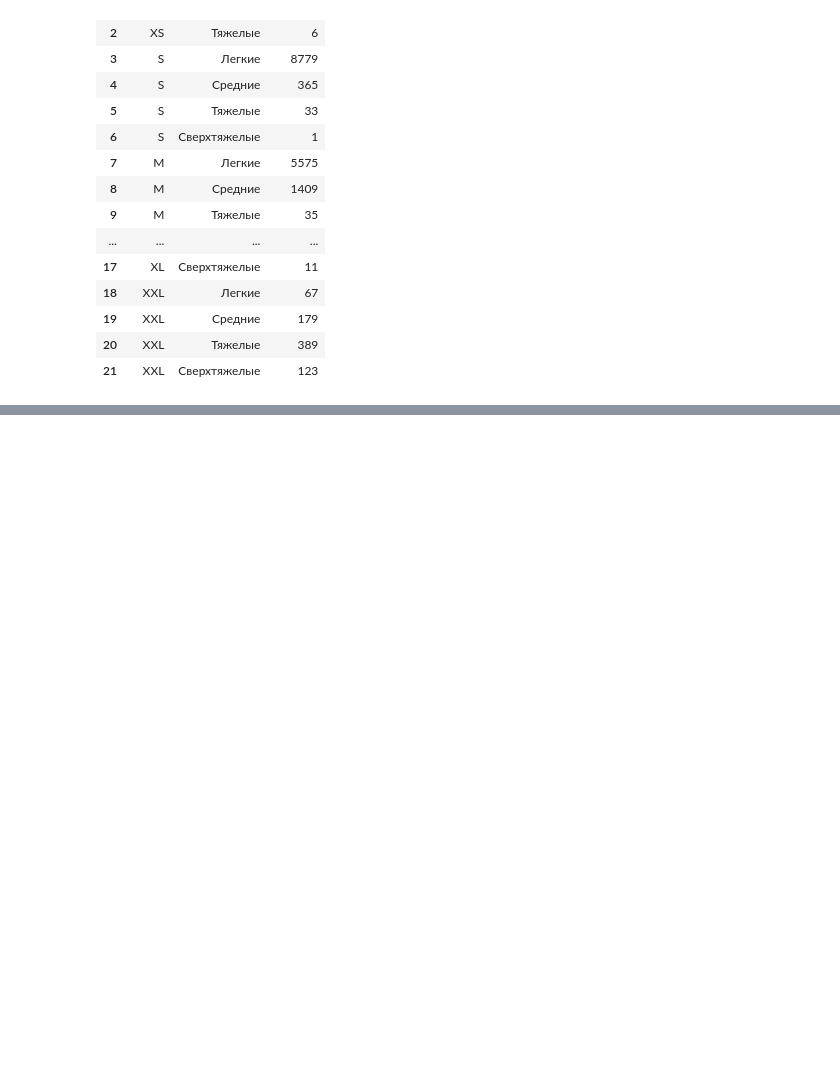
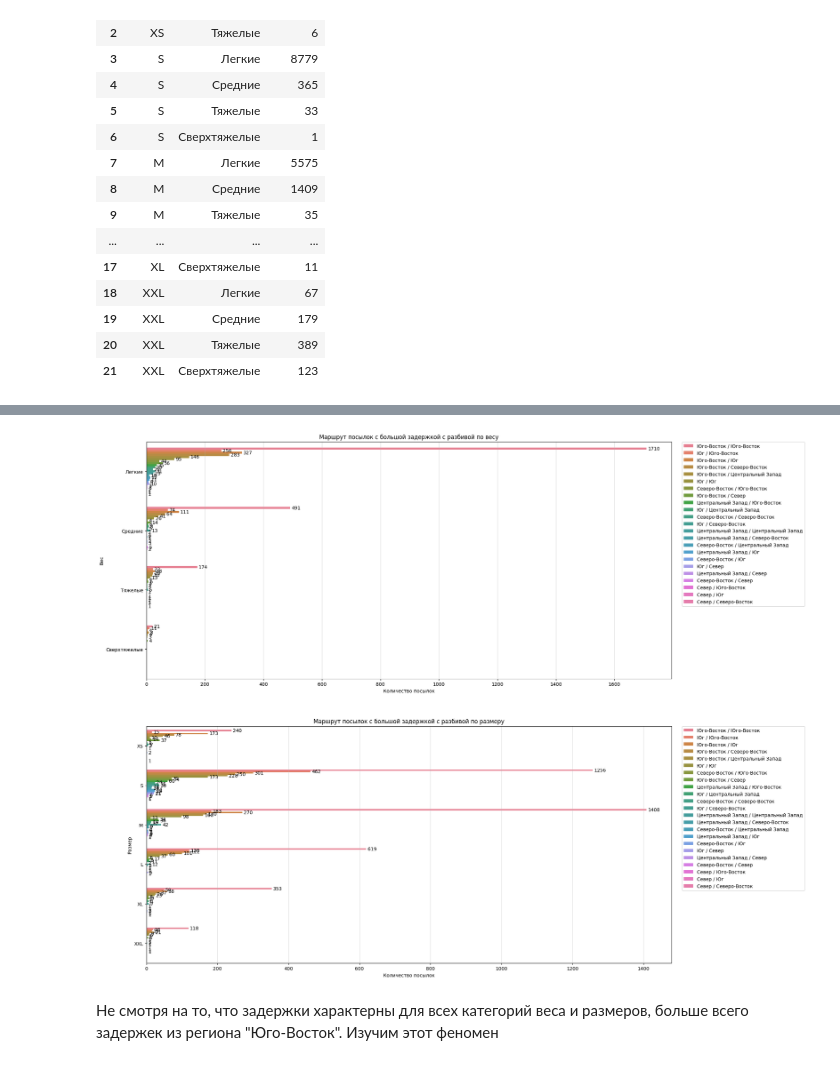
Before and after one commit to trineevkirill/brazillian_ecom, a Jupyter notebook: brazillian ecomm.ipynb, the cells around one changed output, grey strips where cells are left out. Saved outputs shown, nothing was run; the diff lists cells and outputs as text; code cells hidden in the pictures; blank space fills up the shorter version.

```diff
--- a/brazillian ecomm.ipynb
+++ b/brazillian ecomm.ipynb
@@ -793,0 +852,57 @@ for container in ax.containers:
+# %%
+inspect_delivery = long_delivery_df.copy()
+inspect_delivery = inspect_delivery.groupby(['districts', 'length', 'weight'])['order_id'].nunique()
+inspect_delivery = inspect_delivery.reset_index().sort_values('order_id', ascending=False)
+
+# inspect_delivery = inspect_delivery[inspect_delivery['order_id']>100]
+# %%
+plt.figure(figsize=(20, 20))
+
+plt.subplot(2,1,1)
+ax = sns.barplot(
+    data=inspect_delivery,
+    x="order_id",
+    y="weight",
+    hue="districts",  # Группировка внутри каждого столбца 'x'
+    # palette="Set2",
+    orient="h",
+    estimator=np.mean,
+    errorbar=None
+)
+
+for container in ax.containers:
+    ax.bar_label(container, fmt="%.0f", padding=3)
+
+
+plt.title("Маршрут посылок с большой задержкой с разбивой по весу")
+plt.ylabel("Вес")
+plt.xlabel("Количество посылок")
+plt.legend(bbox_to_anchor=(1.02, 1), loc="upper left", borderaxespad=0)
+plt.grid(axis="x", alpha=0.5)
+# plt.show()
+
+plt.subplot(2,1,2)
+ax = sns.barplot(
+    data=inspect_delivery,
+    x="order_id",
+    y="length",
+    hue="districts",  # Группировка внутри каждого столбца 'x'
+    # palette="Set2",
+    orient="h",
+    estimator=np.mean,
+    errorbar=None
+)
+
+for container in ax.containers:
+    ax.bar_label(container, fmt="%.0f", padding=3)
+
+plt.title("Маршрут посылок с большой задержкой с разбивой по размеру")
+plt.ylabel("Размер")
+plt.xlabel("Количество посылок")
+plt.legend(bbox_to_anchor=(1.02, 1), loc="upper left", borderaxespad=0)
+plt.grid(axis="x", alpha=0.5)
+plt.show()
+# %% [output]
+[figure, added]
+# %% [markdown]
+Не смотря на то, что задержки характерны для всех категорий веса и размеров, больше всего задержек из региона "Юго-Восток". Изучим этот феномен
```
Also changed, not shown: parts of 27 cells of this notebook.
